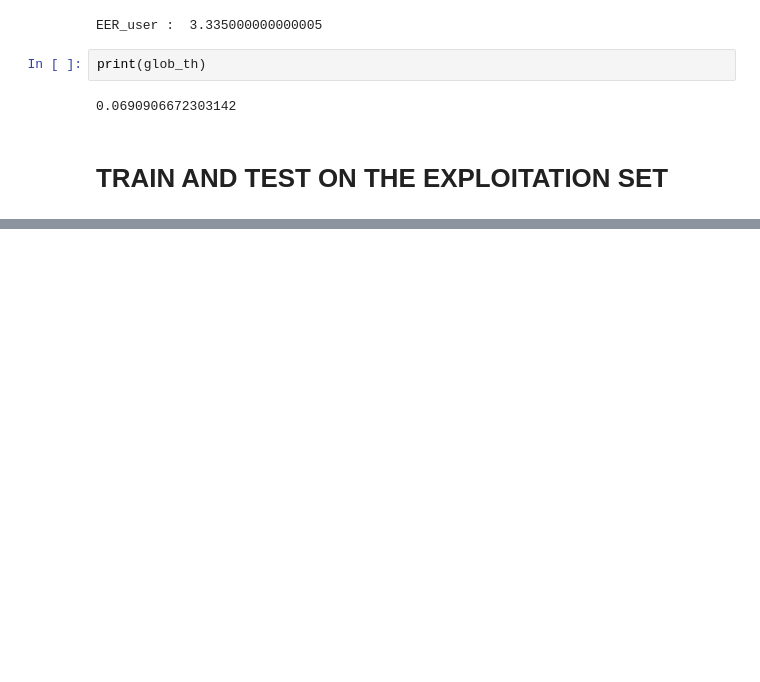
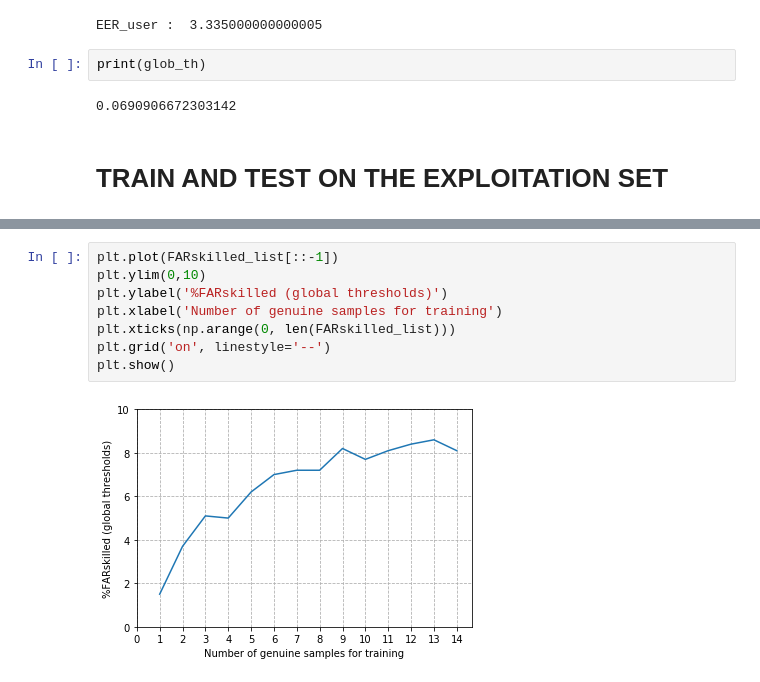
Before and after one commit to gonultasbu/sigver_v2, a Jupyter notebook: wd/rbf_bmgnet_4k_sample_sweep.ipynb, the cells around one changed output, grey strips where cells are left out. Saved outputs shown, nothing was run; the diff lists cells and outputs as text; blank space fills up the shorter version.

```diff
--- a/wd/rbf_bmgnet_4k_sample_sweep.ipynb
+++ b/wd/rbf_bmgnet_4k_sample_sweep.ipynb
@@ -187,0 +376,10 @@ EER_user for test set at 12 samples: 2.600000000000001
+# %%
+plt.plot(FARskilled_list[::-1])
+plt.ylim(0,10)
+plt.ylabel('%FARskilled (global thresholds)')
+plt.xlabel('Number of genuine samples for training')
+plt.xticks(np.arange(0, len(FARskilled_list)))
+plt.grid('on', linestyle='--')
+plt.show()
+# %% [output]
+[figure, added]
```
Also changed, not shown: parts of 10 cells of this notebook, 2 other files.
